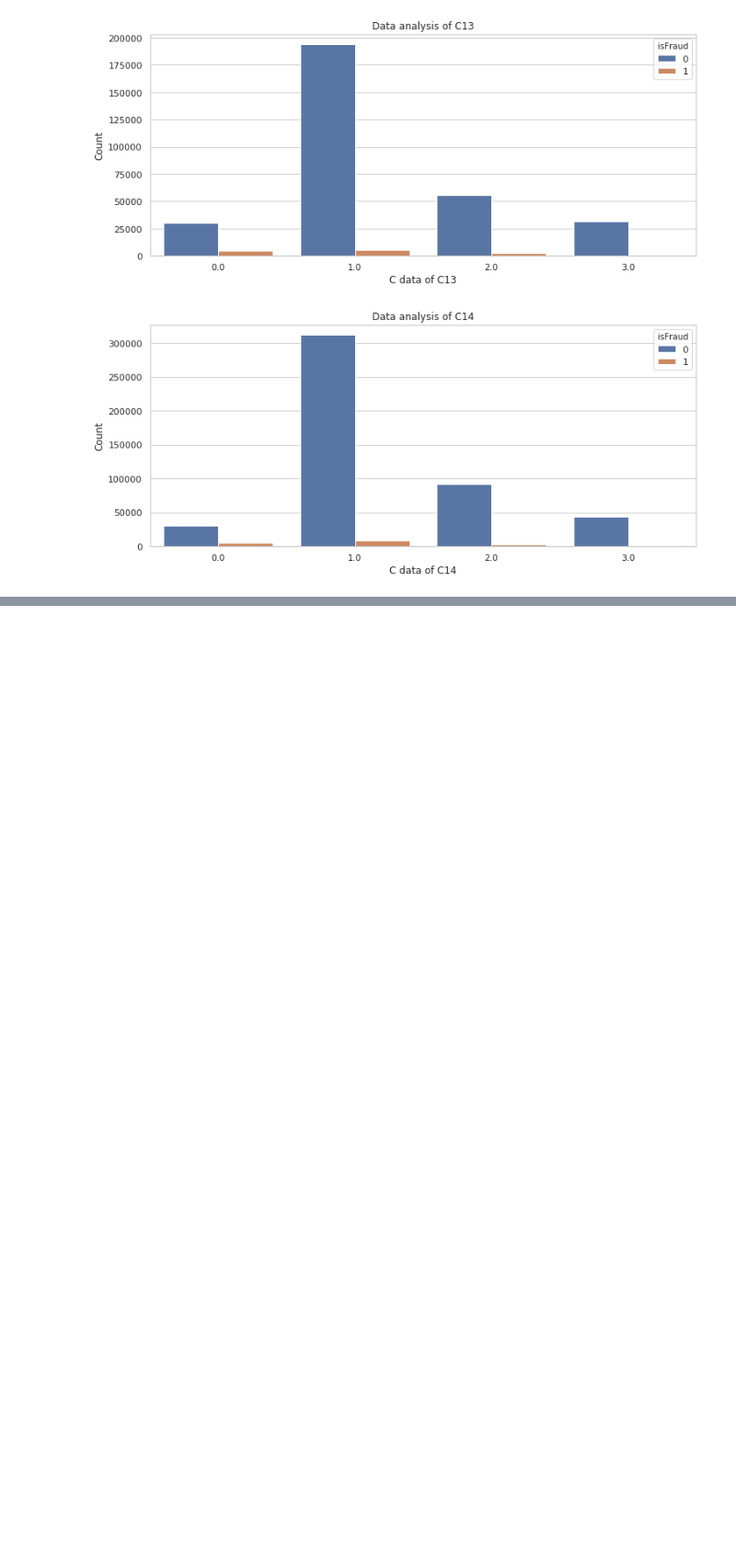
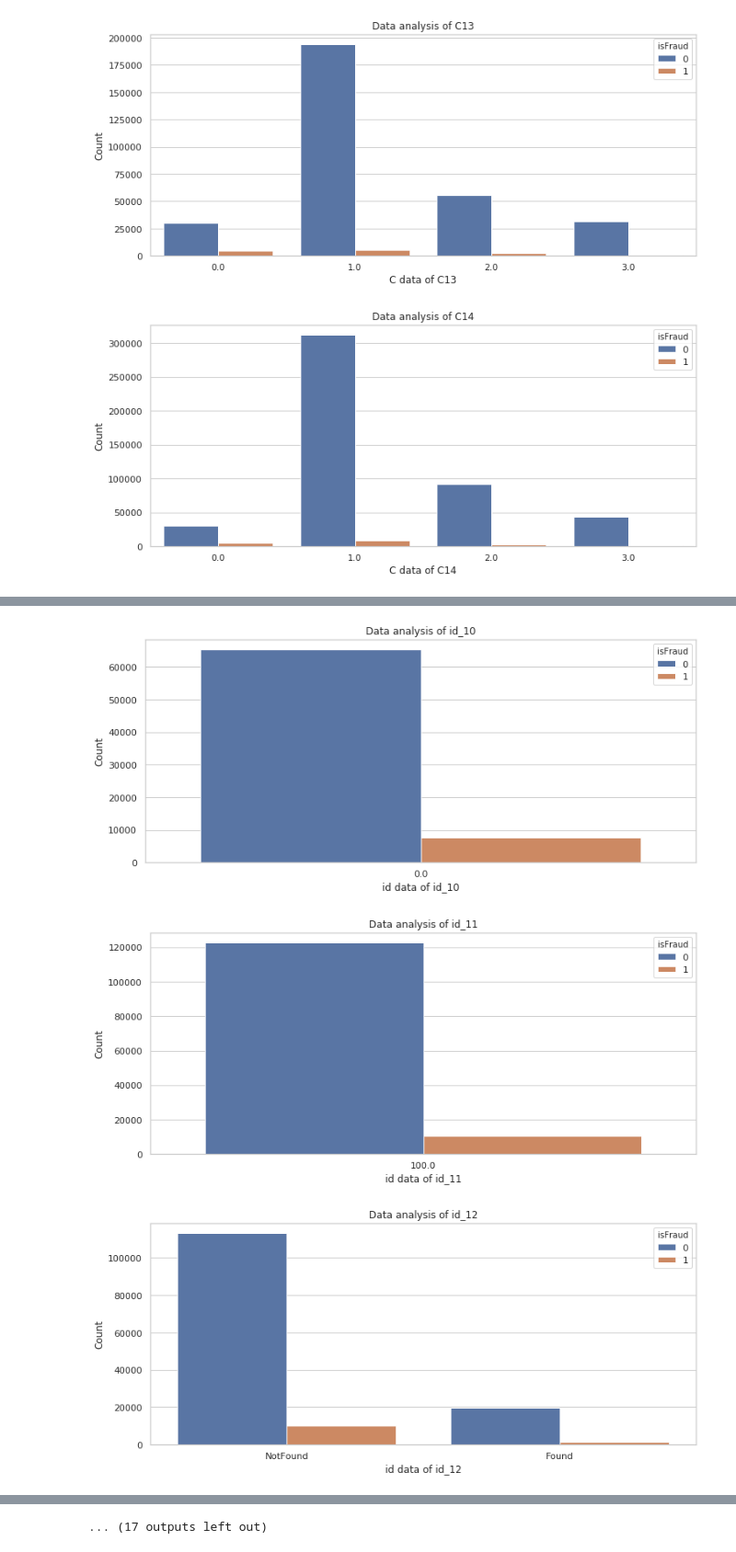
Before and after one commit to edmilsonsgjk/fraude_detection, a Jupyter notebook: ieee_fraud_detection.ipynb, the cells around one changed output, grey strips where cells are left out. Shown at 92% size. Cells and saved outputs as stored; diff of their text form; code cells hidden in the pictures; blank space fills up the shorter version.

```diff
--- a/ieee_fraud_detection.ipynb
+++ b/ieee_fraud_detection.ipynb
@@ -269,0 +337,15 @@ for i in range(1, 15):
+# %%
+for i in range(10,39):
+    mv1 = find_Major_values(train['id_'+str(i)], 0.05)
+    md1 = find_Major_Devices(mv1, train['id_'+str(i)])
+    plothis1 = find_plot(md1, train, train['id_'+str(i)])
+    plt.figure(figsize=(12,5))
+    if type(plothis1) != int:
+        p4 = sns.countplot(x = plothis1['id_'+str(i)], hue = plothis1['isFraud'], data= plothis1)
+        plt.title("Data analysis of id_"+str(i))
+        p4.set(xlabel='id data of id_'+str(i), ylabel='Count')
+        p4
+# %% [output]
+[figure, added]
+[figure, added]
+[figure, added]
@@ -269,0 +361 @@ for i in range(1, 15):
+... (17 outputs left out)
```
Also changed, not shown: parts of 24 cells of this notebook.
